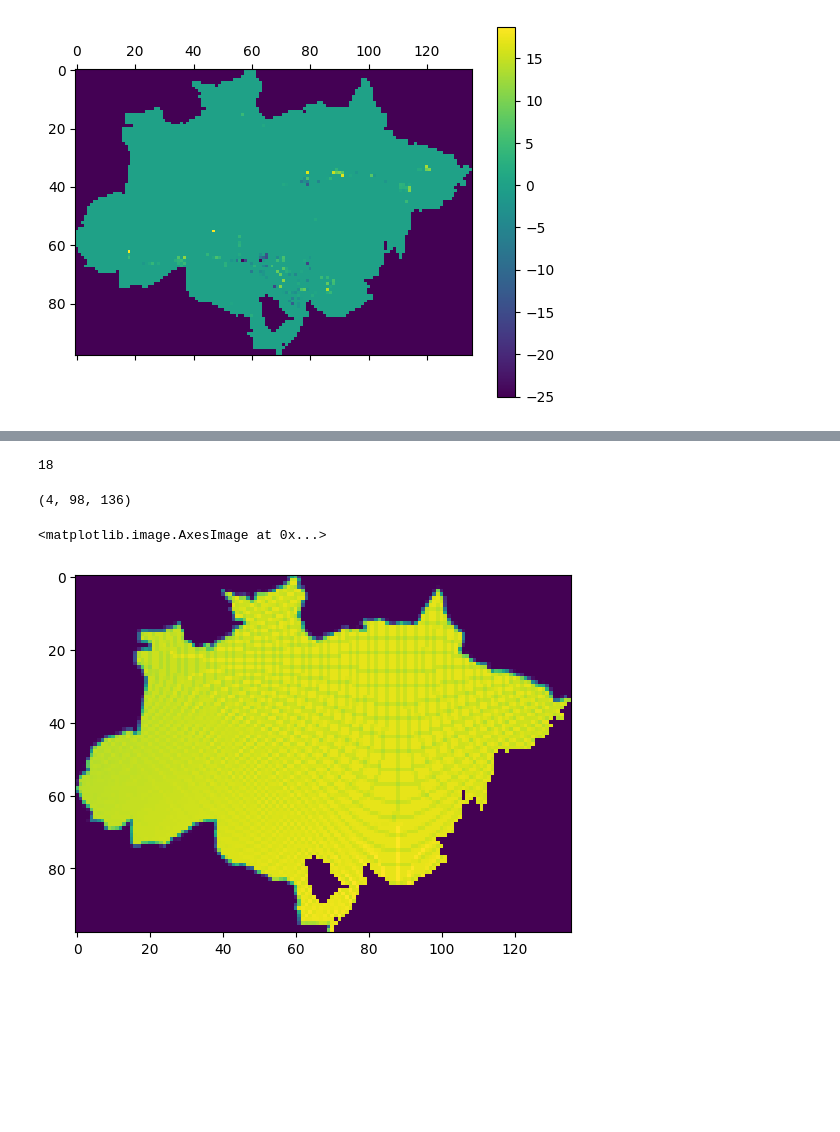
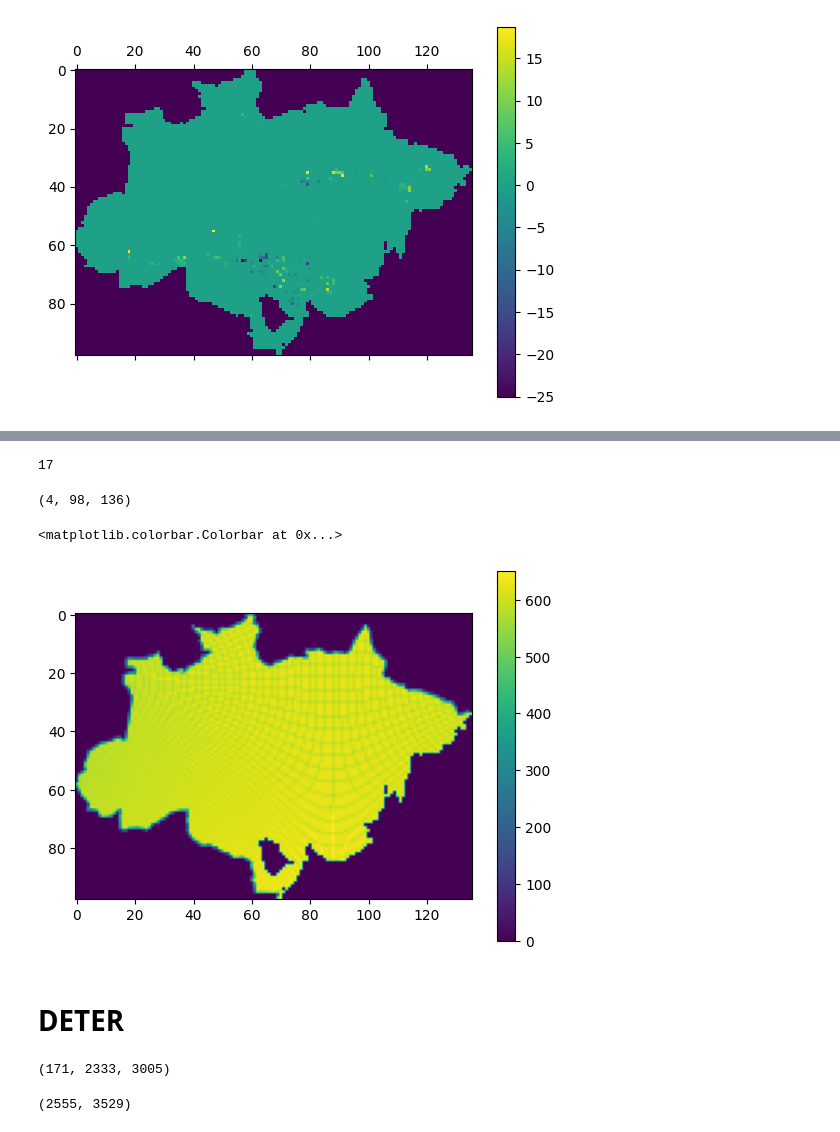
Before and after one commit to thimabru1010/AmazonDeforestation_Prediction, a Jupyter notebook: explore_INPE_IBAMA_data.ipynb, the cells around one changed output, grey strips where cells are left out. Saved outputs shown, nothing was run; the diff lists cells and outputs as text; code cells hidden in the pictures; blank space fills up the shorter version.

```diff
--- a/explore_INPE_IBAMA_data.ipynb
+++ b/explore_INPE_IBAMA_data.ipynb
@@ -166,12 +160,12 @@ ArCS160320.tif
 # %%
 # IBAMA Data
 
-ibama_path = 'data/IBAMA/25K/Geotiff-IBAMA_resampled'
+ibama_path = 'data/IBAMA_INPE/25K/IBAMA resampled'
 img_names = os.listdir(ibama_path)
 print(len(img_names))
 img_names.sort()
 # %% [output]
-18
+17
 # %%
 ibama_img_path = os.path.join(ibama_path, 'access_minut_city.tiff')
 ibama_img = load_tif_image(ibama_img_path)
@@ -180,6 +174,23 @@ print(ibama_img.shape)
 (4, 98, 136)
 # %%
 plt.imshow(ibama_img[0])
+plt.colorbar()
 # %% [output]
-<matplotlib.image.AxesImage at 0x...>
+<matplotlib.colorbar.Colorbar at 0x...>
-[figure, old version]
+[figure, new version]
+# %% [markdown]
+# DETER
+# %%
+deter_path = 'data/DETER/deter_increments_1km.tif'
+
+deter_img = load_tif_image(deter_path)
+print(deter_img.shape)
+# %% [output]
+(171, 2333, 3005)
+# %%
+ibama_img_path = 'data/IBAMA_INPE/1K/tiff_filled/Access_Minut_soy_filled.tif'
+ibama_img = load_tif_image(ibama_img_path)
+print(ibama_img.shape)
+ibama_img[ibama_img < -1e38] = -25
+# %% [output]
+(2555, 3529)
```
Also changed, not shown: parts of 6 cells of this notebook, 10 other files.
